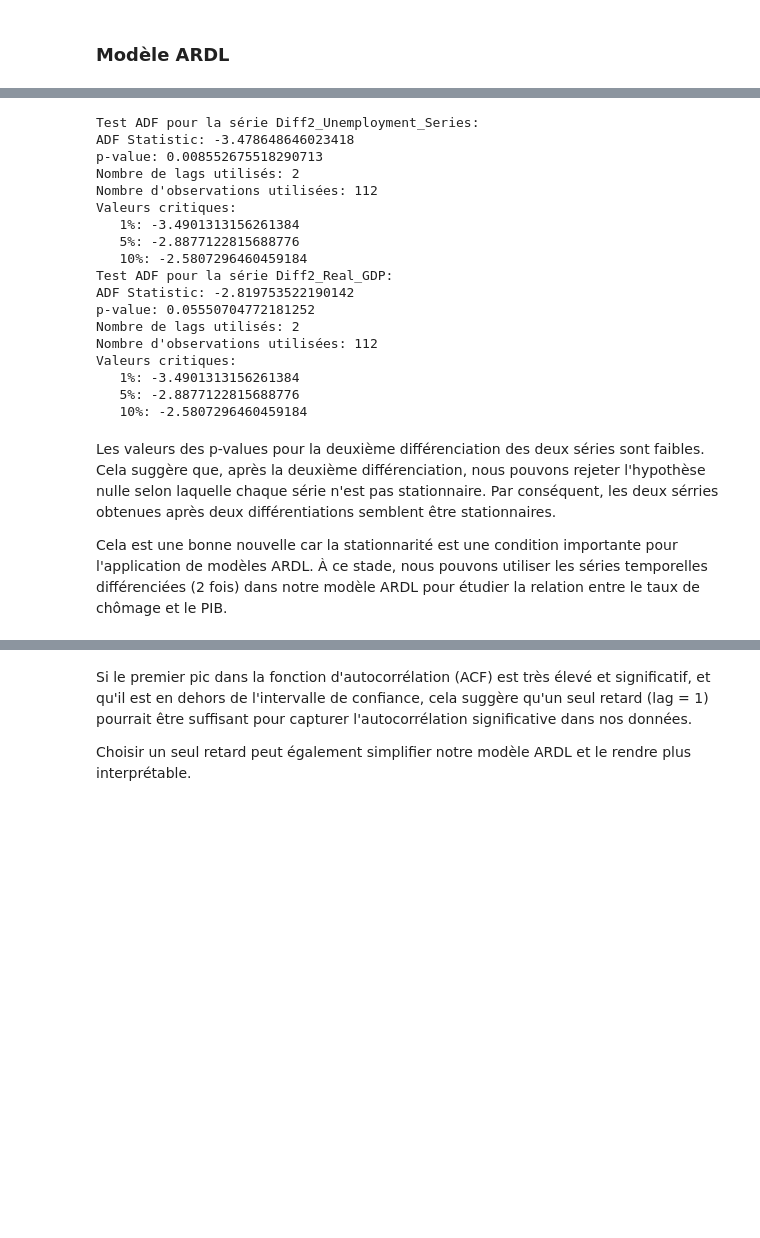
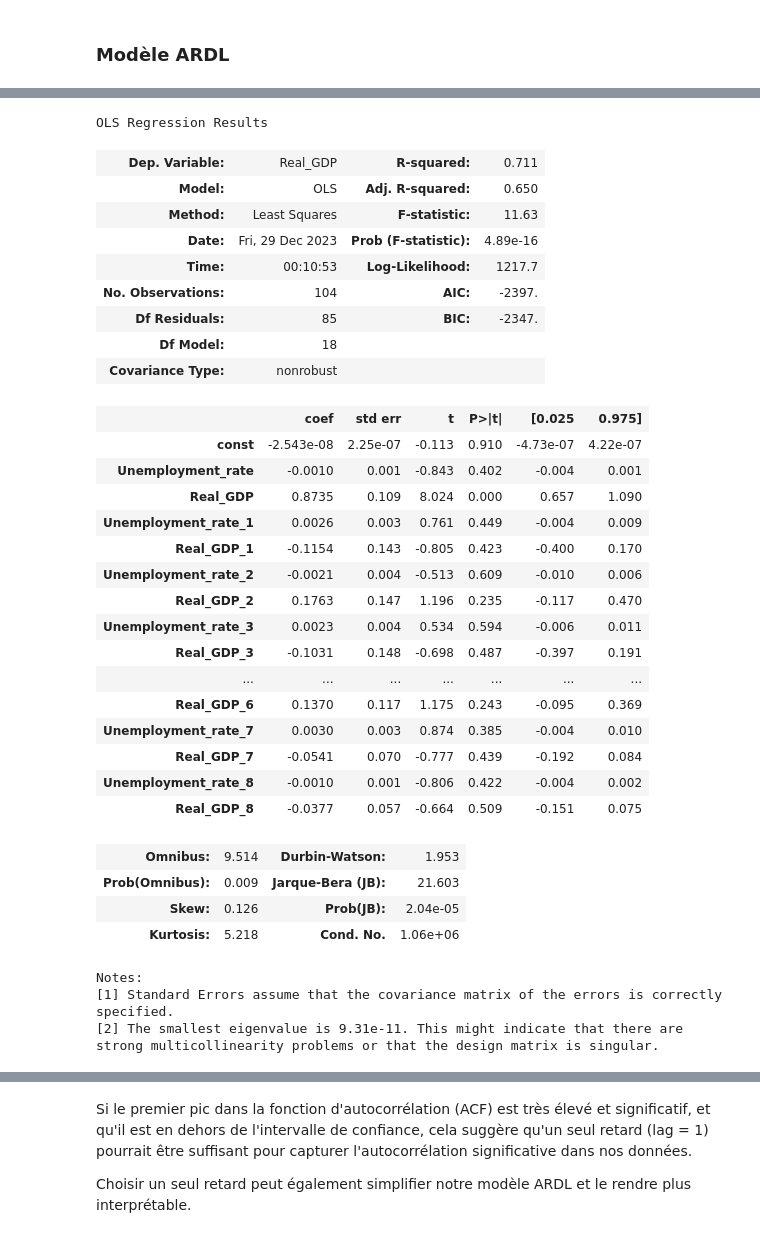
Before and after one commit to Marimar4/Projet-Python, a Jupyter notebook: monmodule/Modélisation.ipynb, the cells around one changed output, grey strips where cells are left out. Saved outputs shown, nothing was run; the diff lists cells and outputs as text; code cells hidden in the pictures; blank space fills up the shorter version.

```diff
--- a/monmodule/Modélisation.ipynb
+++ b/monmodule/Modélisation.ipynb
@@ -377,35 +424,43 @@ Nous pouvons envisager d'effectuer une différenciation supplémentaire pour voi
-# %%
-# Deuxième différenciation pour Diff_Unemployment_series
-diff2_unemployment_series = diff_unemployment_series.diff().dropna()
-
-# Deuxième différenciation pour Diff_Real_GDP
-diff2_gdp_series = diff_gdp_series.diff().dropna()
-
-# Test ADF pour la deuxième différenciation
-perform_adf_test(diff2_unemployment_series, 'Diff2_Unemployment_Series')
-# Test ADF pour la deuxième différenciation
-perform_adf_test(diff2_gdp_series, 'Diff2_Real_GDP')
-# %% [output]
-Test ADF pour la série Diff2_Unemployment_Series:
-ADF Statistic: -3.478648646023418
-p-value: 0.008552675518290713
-Nombre de lags utilisés: 2
-Nombre d'observations utilisées: 112
-Valeurs critiques:
-   1%: -3.4901313156261384
-   5%: -2.8877122815688776
-   10%: -2.5807296460459184
-Test ADF pour la série Diff2_Real_GDP:
-ADF Statistic: -2.819753522190142
-p-value: 0.05550704772181252
-Nombre de lags utilisés: 2
-Nombre d'observations utilisées: 112
-Valeurs critiques:
-   1%: -3.4901313156261384
-   5%: -2.8877122815688776
-   10%: -2.5807296460459184
-# %% [markdown]
-Les valeurs des p-values pour la deuxième différenciation des deux séries sont faibles. Cela suggère que, après la deuxième différenciation, nous pouvons rejeter l'hypothèse nulle selon laquelle chaque série n'est pas stationnaire. Par conséquent, les deux sérries obtenues après deux différentiations semblent être stationnaires.
-
-Cela est une bonne nouvelle car la stationnarité est une condition importante pour l'application de modèles ARDL. À ce stade, nous pouvons utiliser les séries temporelles différenciées (2 fois) dans notre modèle ARDL pour étudier la relation entre le taux de chômage et le PIB.
+# %%
+# Définir les lags appropriés (le nombre de premiers pics en dehors de l'intervalle de confiance, nombre maximal entre graphe ACF et graphe PACF)
+lags_ur = 6  # Lags pour Diff_Unemployment_rate
+lags_gdp = 0  # Lags pour Diff_Real_GDP
+# %%
+belgium_model = ARDLAnalysis('BEL', df_unemployment, df_gdp, lags_ur, lags_gdp)
+belgium_model.fit_ardl_model()
+# %% [output]
+OLS Regression Results
+| Dep. Variable: | Real_GDP | R-squared: | 0.711 |
+| Model: | OLS | Adj. R-squared: | 0.650 |
+| Method: | Least Squares | F-statistic: | 11.63 |
+| Date: | Fri, 29 Dec 2023 | Prob (F-statistic): | 4.89e-16 |
+| Time: | 00:10:53 | Log-Likelihood: | 1217.7 |
+| No. Observations: | 104 | AIC: | -2397. |
+| Df Residuals: | 85 | BIC: | -2347. |
+| Df Model: | 18 |  |  |
+| Covariance Type: | nonrobust |  |  |
+|  | coef | std err | t | P>|t| | [0.025 | 0.975] |
+| const | -2.543e-08 | 2.25e-07 | -0.113 | 0.910 | -4.73e-07 | 4.22e-07 |
+| Unemployment_rate | -0.0010 | 0.001 | -0.843 | 0.402 | -0.004 | 0.001 |
+| Real_GDP | 0.8735 | 0.109 | 8.024 | 0.000 | 0.657 | 1.090 |
+| Unemployment_rate_1 | 0.0026 | 0.003 | 0.761 | 0.449 | -0.004 | 0.009 |
+| Real_GDP_1 | -0.1154 | 0.143 | -0.805 | 0.423 | -0.400 | 0.170 |
+| Unemployment_rate_2 | -0.0021 | 0.004 | -0.513 | 0.609 | -0.010 | 0.006 |
+| Real_GDP_2 | 0.1763 | 0.147 | 1.196 | 0.235 | -0.117 | 0.470 |
+| Unemployment_rate_3 | 0.0023 | 0.004 | 0.534 | 0.594 | -0.006 | 0.011 |
+| Real_GDP_3 | -0.1031 | 0.148 | -0.698 | 0.487 | -0.397 | 0.191 |
+| ... | ... | ... | ... | ... | ... | ... |
+| Real_GDP_6 | 0.1370 | 0.117 | 1.175 | 0.243 | -0.095 | 0.369 |
+| Unemployment_rate_7 | 0.0030 | 0.003 | 0.874 | 0.385 | -0.004 | 0.010 |
+| Real_GDP_7 | -0.0541 | 0.070 | -0.777 | 0.439 | -0.192 | 0.084 |
+| Unemployment_rate_8 | -0.0010 | 0.001 | -0.806 | 0.422 | -0.004 | 0.002 |
+| Real_GDP_8 | -0.0377 | 0.057 | -0.664 | 0.509 | -0.151 | 0.075 |
+| Omnibus: | 9.514 | Durbin-Watson: | 1.953 |
+| Prob(Omnibus): | 0.009 | Jarque-Bera (JB): | 21.603 |
+| Skew: | 0.126 | Prob(JB): | 2.04e-05 |
+| Kurtosis: | 5.218 | Cond. No. | 1.06e+06 |
+Notes:
+[1] Standard Errors assume that the covariance matrix of the errors is correctly specified.
+[2] The smallest eigenvalue is 9.31e-11. This might indicate that there are
+strong multicollinearity problems or that the design matrix is singular.
 # %% [markdown]
```
Also changed, not shown: parts of 32 cells of this notebook.
